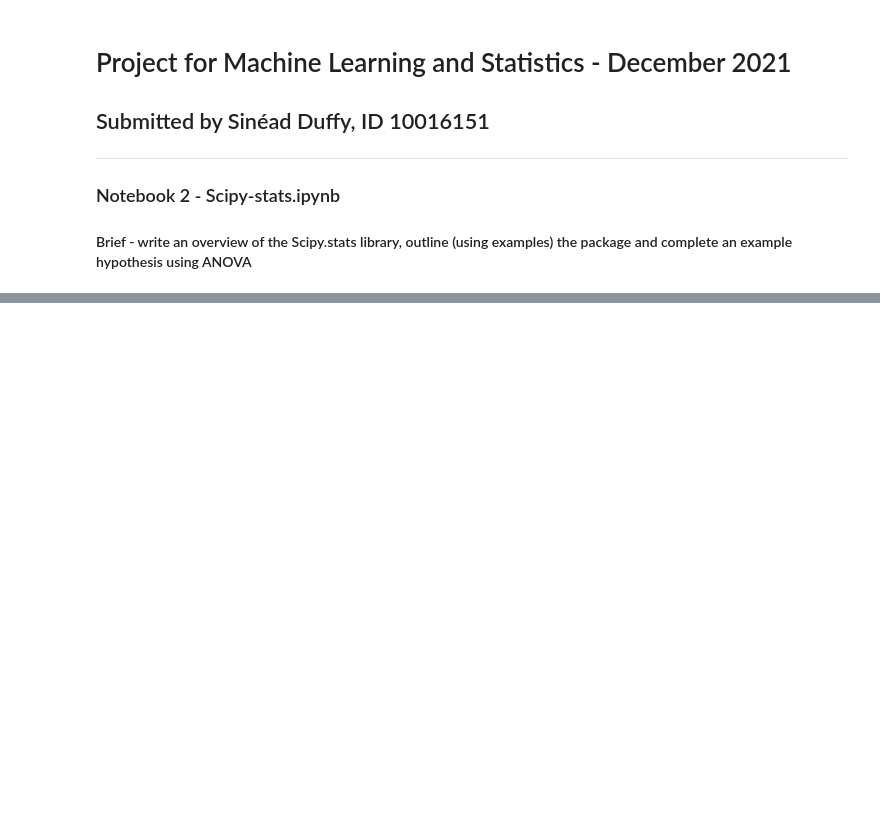
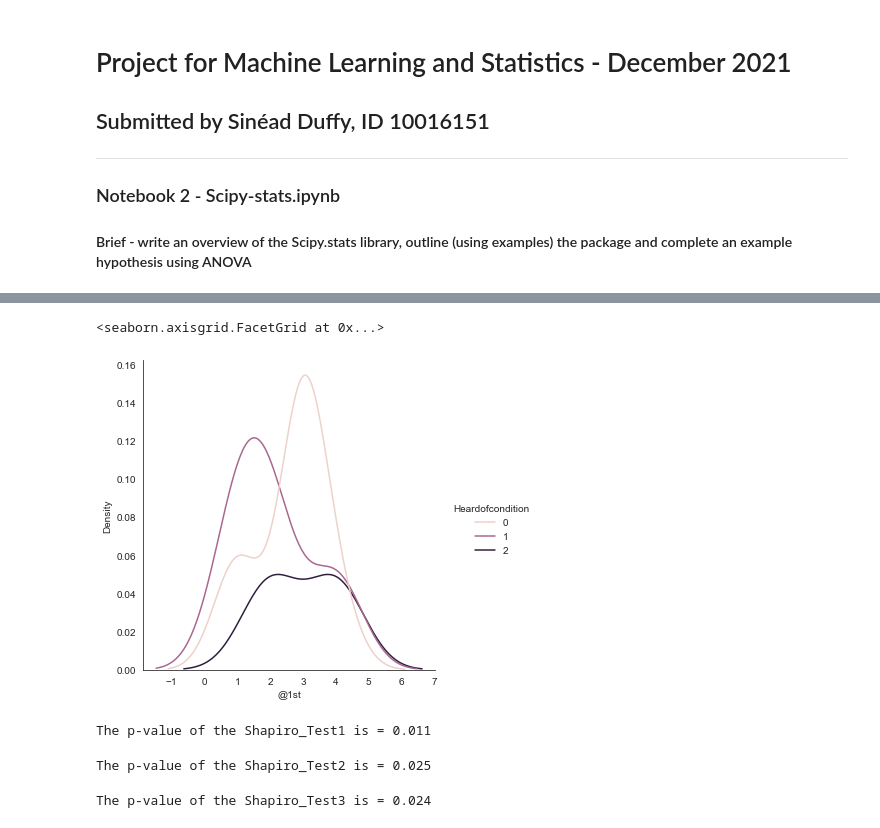
Before and after one commit to sinduff/MLS_Assign, a Jupyter notebook: Scipy-stats.ipynb, the cells around one changed output, grey strips where cells are left out. Cells and saved outputs as stored; diff of their text form; code cells hidden in the pictures; blank space fills up the shorter version.

```diff
--- a/Scipy-stats.ipynb
+++ b/Scipy-stats.ipynb
@@ -19,0 +194,35 @@
+# %%
+sns.displot(x=dependent, hue=independent, kind="kde")
+# %% [output]
+<seaborn.axisgrid.FacetGrid at 0x...>
+[figure, added]
+# %%
+# Shapiro Wilk test for Normalacy - 1
+# previous knowledge N/a
+
+shapiro_test1 = ss.shapiro(dependent[independent == 0])
+#shapiro_test1
+
+print("The p-value of the Shapiro_Test1 is = {:.2}".format(shapiro_test1.pvalue))
+# %% [output]
+The p-value of the Shapiro_Test1 is = 0.011
+# %%
+# Shapiro Wilk test for Normalacy - 2
+# previous knowledge is yes
+
+shapiro_test2 = ss.shapiro(dependent[independent == 1])
+#shapiro_test2
+
+print("The p-value of the Shapiro_Test2 is = {:.2}".format(shapiro_test2.pvalue))
+# %% [output]
+The p-value of the Shapiro_Test2 is = 0.025
+# %%
+# Shapiro Wilk test for Normalacy - 3
+# previous knowledge is no
+
+shapiro_test3 = ss.shapiro(dependent[independent == 2])
+#shapiro_test3
+
+print("The p-value of the Shapiro_Test3 is = {:.2}".format(shapiro_test3.pvalue))
+# %% [output]
+The p-value of the Shapiro_Test3 is = 0.024
```
Also changed, not shown: parts of 28 cells of this notebook, 4 other files.
